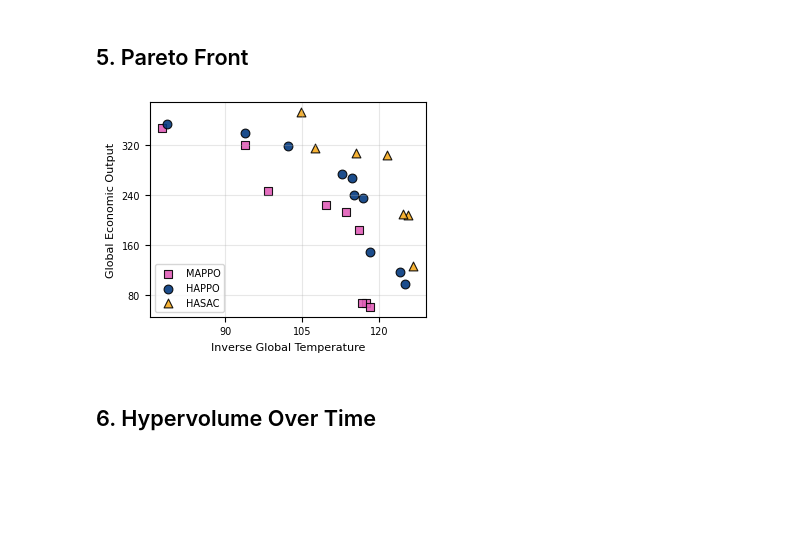
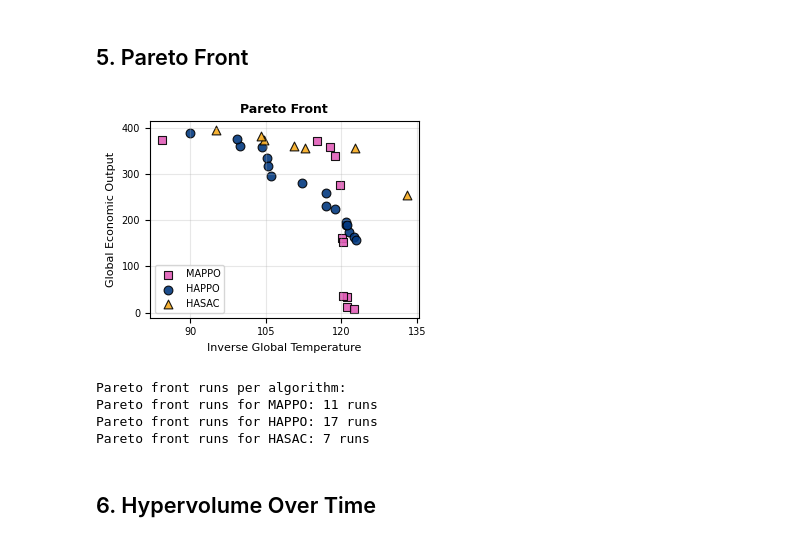
Before and after one commit to aleksandra-and/JUSTICE, a Jupyter notebook: thesis_rl/evaluation/momarl_rl_visualization.ipynb, the cells around one changed output. Drawn from its saved outputs; the diff is of its cells as text; code cells hidden in the pictures; blank space fills up the shorter version.

```diff
--- a/thesis_rl/evaluation/momarl_rl_visualization.ipynb
+++ b/thesis_rl/evaluation/momarl_rl_visualization.ipynb
@@ -18,11 +18,11 @@ HYPERVOLUME_REF_POINT = [0.0, 0.0]
 
 # Objective names for axis labels
 # objectives are: "global_economic_output", "welfare", "temperature_threshold", "inverse_global_temperature"
-OBJECTIVE_NAMES = ["inverse_global_temperature", "global_economic_output"]
+OBJECTIVE_NAMES = ["inverse_global_temperature", "global_economic_output", ]
 
 # Plot settings
 ALGORITHM_COMPARISON = True  # Set to False to plot only one algorithm
-COLORS = {"HAPPO": "#033980", "HASAC": "#f6aa1e", "MAPPO": "#e15eb8", "UNKNOWN": "#ffb6c1"}
+COLORS = {"HAPPO": "#033980", "HASAC": "#f6aa1e", "MAPPO": "#e15eb8", "UNKNOWN": "#ff8598"}
 FIGURE_DPI = 150
 SAVE_FIGURES = True
 
@@ -132,7 +139,7 @@ def load_all_runs(results_dir: Path) -> pd.DataFrame:
 df = load_all_runs(RESULTS_DIR)
 
 print(f"Loaded {len(df)} runs from {RESULTS_DIR}")
-print(df["algorithm"].value_counts())
+
 print(df["reward_0"].value_counts())
 print(df["reward_1"].value_counts())
 
@@ -142,9 +149,19 @@ if OBJECTIVE_NAMES[0] and OBJECTIVE_NAMES[1]:
         (df["reward_0"] == OBJECTIVE_NAMES[0]) &
         (df["reward_1"] == OBJECTIVE_NAMES[1])
     ]
+df = df[(df['seed'] != '5')]
+print(f"\nAfter filtering by reward names: {len(df)} runs")
+print(df["algorithm"].value_counts())
 
-print(f"\nAfter filtering by reward names: {len(df)} runs")
 print(df["reward_0"].value_counts())
 print(df["reward_1"].value_counts())
-df.head(10)
+
+per_seed_counts = {}
+print("Seed distribution:")
+for seed, count in df["seed"].value_counts().items():
+    per_seed_counts[seed] = {algo: df[(df['seed'] == seed) & (df['algorithm'] == algo)].shape[0] for algo in df['algorithm'].unique()}
+
+per_seed_counts_df = pd.DataFrame(per_seed_counts).T.fillna(0).astype(int)
+print(per_seed_counts_df)
+#df.sort_values(by="seed", ascending=False).head(10)
 # %% [output]
@@ -241,6 +247,7 @@ def plot_pareto_front_interactive(df: pd.DataFrame) -> go.Figure:
         # Create hover text with weight and run_id
         hover_text = [
             f"Run: {row['run_id']}<br>Weight: ({row['weight_0']:.2f}, {row['weight_1']:.2f})<br>"
+            f"Model dir: {row['weight_run_name']}<br>Seed: {row['seed']}<br>"
             f"{OBJECTIVE_NAMES[0]}: {row['return_obj_0']:.2f}<br>{OBJECTIVE_NAMES[1]}: {row['return_obj_1']:.2f}"
             for _, row in algo_df.iterrows()
         ]
@@ -371,7 +378,7 @@ def plot_pareto_front(df: pd.DataFrame, show_weights: bool = True) -> plt.Figure
     ax.tick_params(axis='both', labelsize=FONT_SIZE_TICK)
     ax.xaxis.set_major_locator(MaxNLocator(nbins=MAX_TICKS))
     ax.yaxis.set_major_locator(MaxNLocator(nbins=MAX_TICKS))
-    #ax.set_title("Pareto Front", fontsize=10, fontweight='bold')
+    ax.set_title("Pareto Front", fontsize=9, fontweight='bold')
     ax.legend(loc='lower left', fontsize=FONT_SIZE_LEGEND)
     ax.grid(True, alpha=0.3)
     plt.tight_layout()
@@ -379,18 +386,37 @@ def plot_pareto_front(df: pd.DataFrame, show_weights: bool = True) -> plt.Figure
 # %%
 # Interactive plot with hover (Plotly)
 if PLOTLY_AVAILABLE:
-    fig_pareto_interactive = plot_pareto_front_interactive(df)
+    fig_pareto_interactive = plot_pareto_front_interactive(df) #df[df['algorithm'] == 'HASAC'])
     fig_pareto_interactive.show()
 else:
     print("Plotly not available, showing static plot")
 
 # Static plot (matplotlib) - for saving
 fig_pareto = plot_pareto_front(df, show_weights=False)
+#fig_pareto.title("Pareto Front: HAPPO vs HASAC vs MAPPO", fontsize=9, fontweight='bold')
 if SAVE_FIGURES:
     fig_pareto.savefig(OUTPUT_DIR / "pareto_front.png", dpi=FIGURE_DPI, bbox_inches='tight')
 plt.show()
+
+# Print pareto front runs per algorithm to a file
+print("\nPareto front runs per algorithm:")
+for algo in df["algorithm"].unique():
+    algo_df = df[df["algorithm"] == algo]
+    points = algo_df[["return_obj_0", "return_obj_1"]].values
+    pareto_mask = is_pareto_efficient(points) if len(points) > 0 else np.zeros(len(points), dtype=bool)
+    pareto_runs = algo_df[pareto_mask]
+
+    with open(OUTPUT_DIR / f"pareto_runs_{algo}.txt", "w") as f:
+        print(f"Pareto front runs for {algo}: {len(pareto_runs)} runs")
+        f.write(f"Pareto front runs for {algo}:\n")
+        for _, row in pareto_runs.iterrows():
+            f.write(f"Run ID: {row['weight_run_name']}, seed {row['seed']}, weight: {int(row['weight_0']*100)}\n")
 # %% [output]
-[figure, old version]
+[figure, new version]
+Pareto front runs per algorithm:
+Pareto front runs for MAPPO: 11 runs
+Pareto front runs for HAPPO: 17 runs
+Pareto front runs for HASAC: 7 runs
 # %% [markdown]
 ## 6. Hypervolume Over Time
 # %%
```
Also changed, not shown: parts of 10 cells of this notebook, 38 other files.
